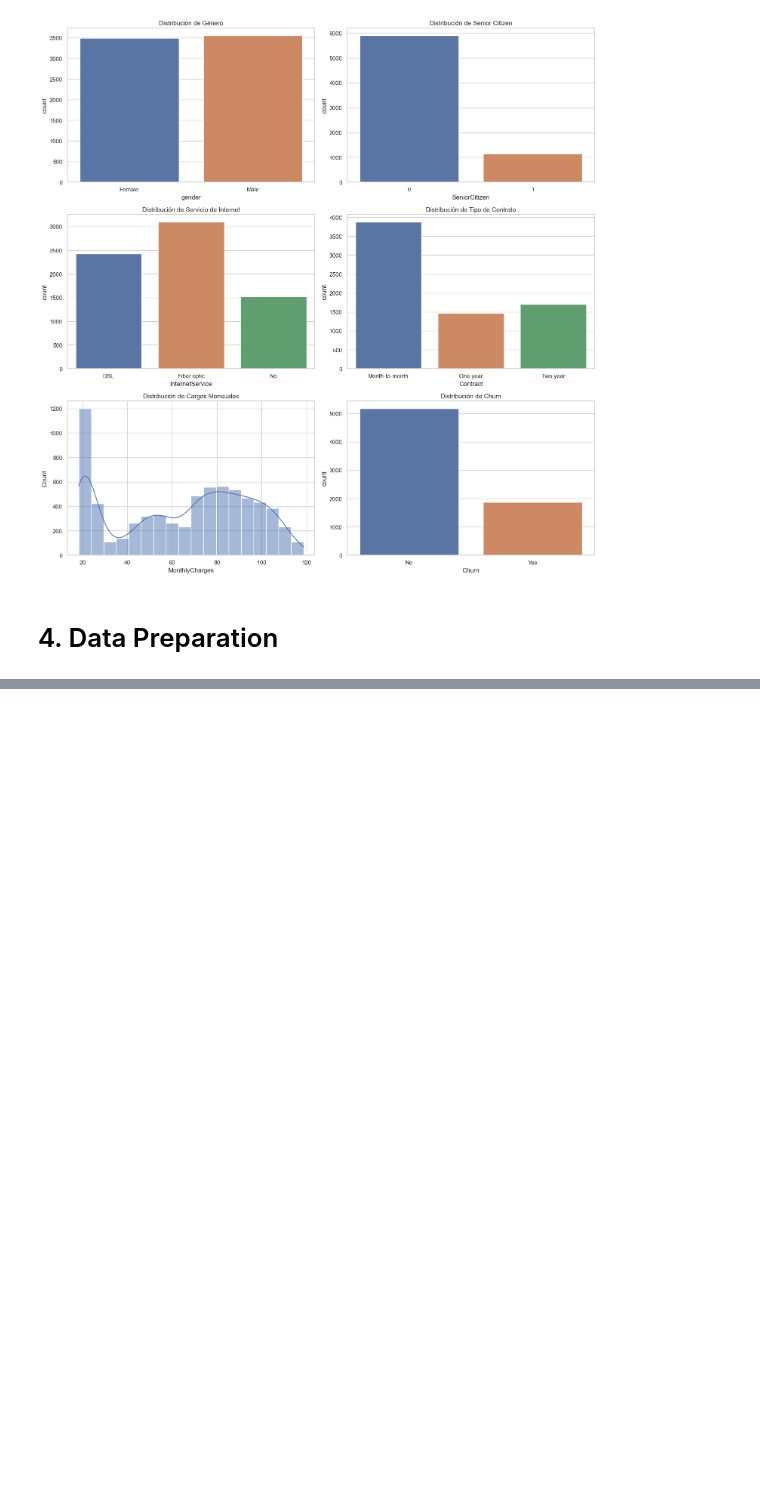
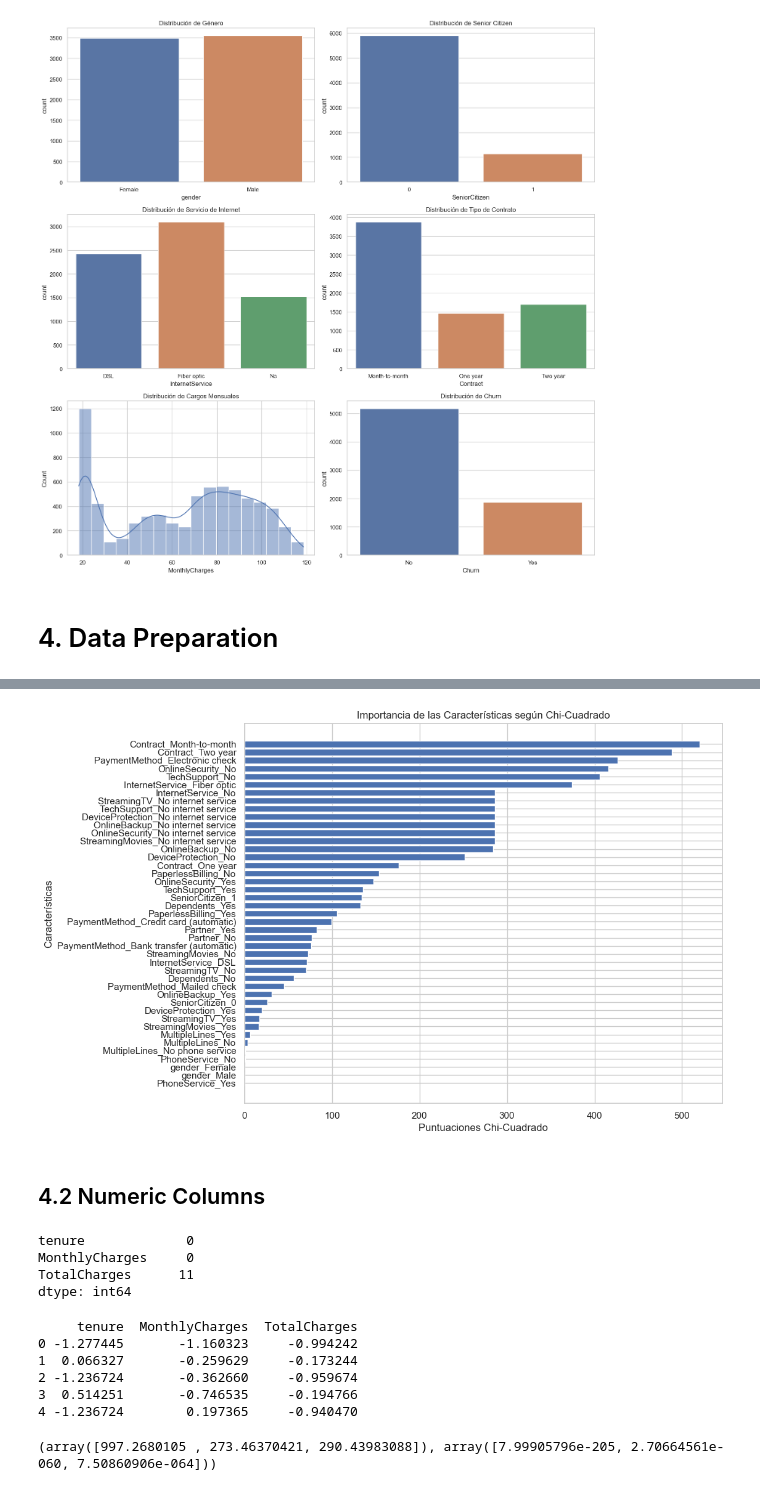
Before and after one commit to FJGM2023015/Telecommunication-Churn, a Jupyter notebook: Telecomunication_Churn.ipynb, the cells around one changed output, grey strips where cells are left out. Saved outputs shown, nothing was run; the diff lists cells and outputs as text; code cells hidden in the pictures; blank space fills up the shorter version.

```diff
--- a/Telecomunication_Churn.ipynb
+++ b/Telecomunication_Churn.ipynb
@@ -156,0 +174,3 @@ plt.show()
+# %%
+# One-Hot Encoding
+data = pd.get_dummies(data, columns=categorical_cols)
@@ -156,0 +197,20 @@ plt.show()
+# %%
+from sklearn.feature_selection import chi2, SelectKBest
+
+# Lista de columnas que no son categóricas codificadas
+non_categorical_cols = ['tenure', 'MonthlyCharges', 'TotalCharges', 'Churn']
+
+# Generar la lista de columnas codificadas categóricamente
+categorical_encoded_cols = [col for col in data.columns if col not in non_categorical_cols]
+
+# Selección de variables categóricas codificadas
+X_categorical = data[categorical_encoded_cols]
+
+# Variable objetivo
+y = data['Churn'].apply(lambda x: 1 if x == 'Yes' else 0)  # Asegúrate de que 'y' sea binaria (1 para 'Yes', 0 para 'No')
+
+# Aplicación de chi-cuadrado
+chi_scores = chi2(X_categorical, y)
+
+# Puedes imprimir los chi_scores para ver los resultados
+print(chi_scores)
@@ -156,0 +235,24 @@ plt.show()
+# %%
+import pandas as pd
+import matplotlib.pyplot as plt
+
+# Combina las puntuaciones chi-cuadrado con los nombres de las características
+chi_results = pd.DataFrame({
+    'Caracteristica': categorical_encoded_cols,
+    'Puntuacion': chi_scores[0]
+})
+
+# Ordena los resultados
+chi_sorted = chi_results.sort_values('Puntuacion', ascending=False)
+
+plt.figure(figsize=(10, 8))
+plt.barh(chi_sorted['Caracteristica'], chi_sorted['Puntuacion'])
+plt.xlabel('Puntuaciones Chi-Cuadrado')
+plt.ylabel('Características')
+plt.title('Importancia de las Características según Chi-Cuadrado')
+plt.gca().invert_yaxis()
+plt.show()
+# %% [output]
+[figure, added]
+# %% [markdown]
+## 4.2 Numeric Columns
@@ -156,0 +267,8 @@ plt.show()
+# %%
+null_values = data[numeric_cols].isnull().sum()
+print(null_values)
+# %% [output]
+tenure             0
+MonthlyCharges     0
+TotalCharges      11
+dtype: int64
@@ -156,0 +286,22 @@ plt.show()
+# %%
+print(data[['tenure', 'MonthlyCharges', 'TotalCharges']].head())
+# %% [output]
+     tenure  MonthlyCharges  TotalCharges
+0 -1.277445       -1.160323     -0.994242
+1  0.066327       -0.259629     -0.173244
+2 -1.236724       -0.362660     -0.959674
+3  0.514251       -0.746535     -0.194766
+4 -1.236724        0.197365     -0.940470
+# %%
+from sklearn.feature_selection import f_classif
+
+# Aplica ANOVA a tus variables numéricas
+X_numeric = data[numeric_cols]  # Tus variables numéricas
+y = data['Churn']  # Tu variable objetivo
+
+
+anova_scores = f_classif(X_numeric, y)
+
+print(anova_scores)
+# %% [output]
+(array([997.2680105 , 273.46370421, 290.43983088]), array([7.99905796e-205, 2.70664561e-060, 7.50860906e-064]))
```
Also changed, not shown: parts of 28 cells of this notebook.
